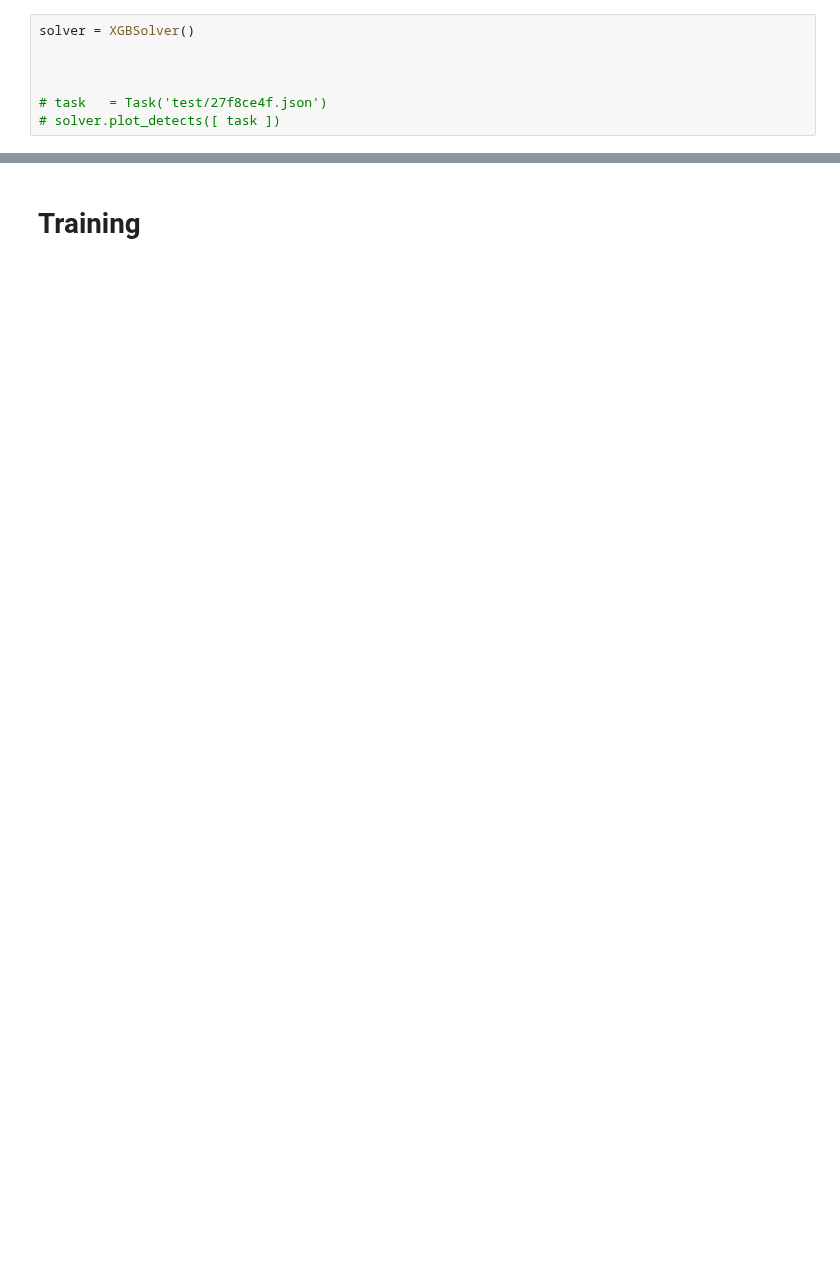
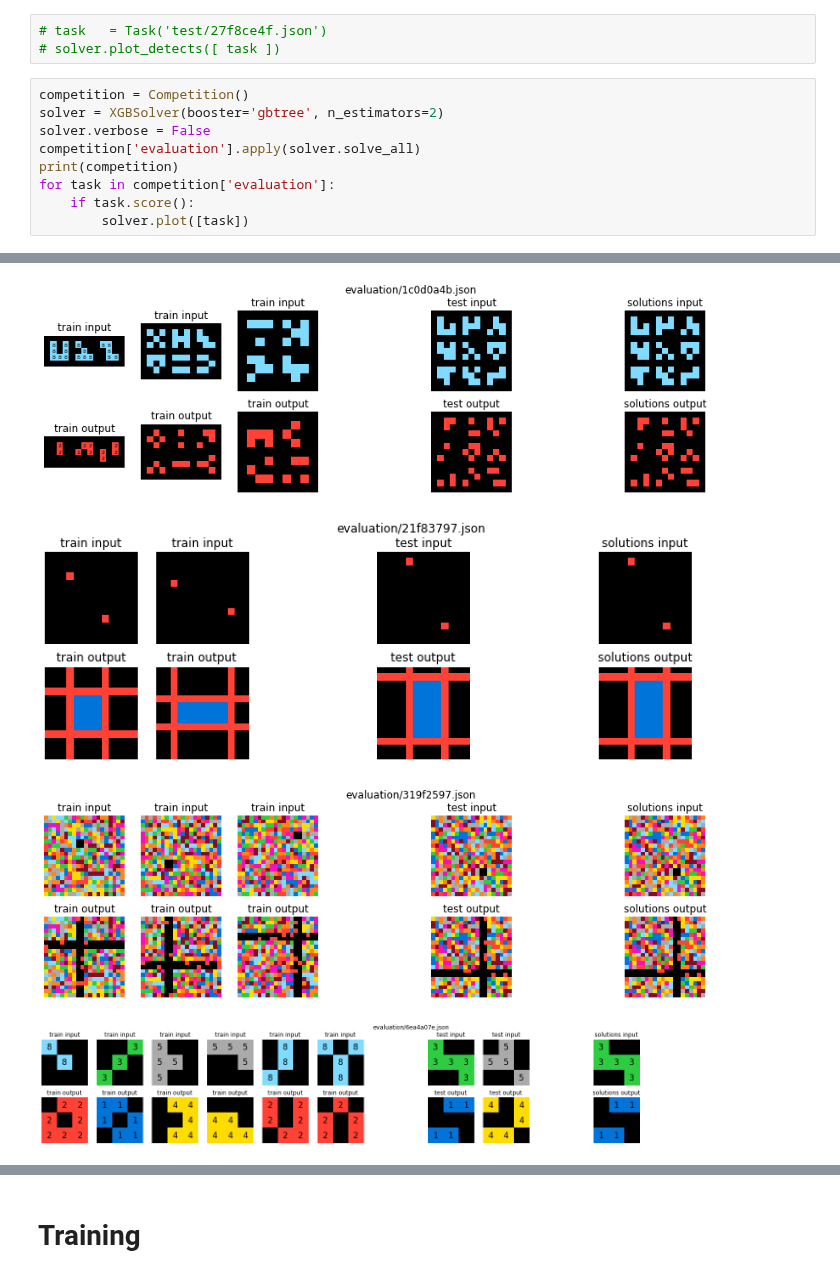
Before and after one commit to JamesMcGuigan/ai-games, a Jupyter notebook: src_james/solver_multimodel/XGBSolver.ipynb, the cells around one changed output, grey strips where cells are left out. Saved outputs shown, nothing was run; the diff lists cells and outputs as text; blank space fills up the shorter version.

```diff
--- a/src_james/solver_multimodel/XGBSolver.ipynb
+++ b/src_james/solver_multimodel/XGBSolver.ipynb
@@ -5,9 +5,15 @@ from src_james.solver_multimodel.XGBCSolver import XGBSolver
 %load_ext autoreload
 %autoreload 2
 # %%
-solver = XGBSolver()
-
-
-
 # task   = Task('test/27f8ce4f.json')
 # solver.plot_detects([ task ])
+# %%
+competition = Competition()
+solver = XGBSolver(booster='gbtree', n_estimators=2)
+solver.verbose = False
+competition['evaluation'].apply(solver.solve_all)
+print(competition)
+for task in competition['evaluation']:
+    if task.score():
+        solver.plot([task])
+# %% [output]
@@ -13,0 +24,4 @@ solver = XGBSolver()
+[figure, added]
+[figure, added]
+[figure, added]
+[figure, added]
```
Also changed, not shown: parts of 8 cells of this notebook, 2 other files.
